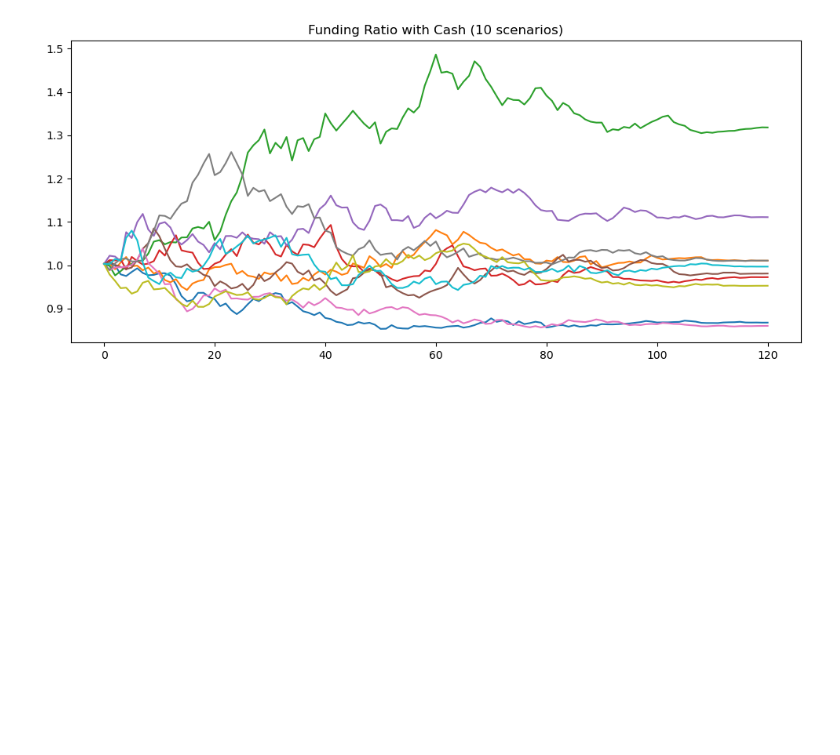
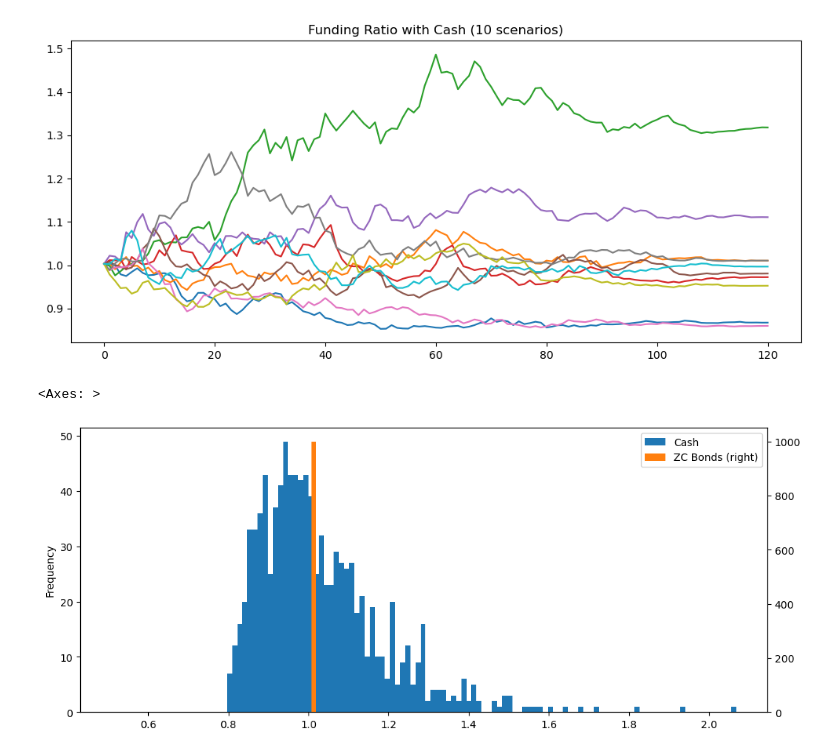
Before and after one commit to ahmet794/Investment-Banking-Asset-Management, a Jupyter notebook: Labs Week 4.ipynb, the cells around one changed output. Cells and saved outputs as stored; diff of their text form; code cells hidden in the pictures; blank space fills up the shorter version.

Commit message:
Using zero compound bonds and cash comparing their liabilities

```diff
--- a/Labs Week 4.ipynb
+++ b/Labs Week 4.ipynb
@@ -375,3 +375,26 @@ av_cash.pct_change().plot(title='Returns using Cash (10 scenarios)', legend=Fals
 # %% [output]
 <Axes: title={'center': 'Funding Ratio with Cash (10 scenarios)'}>
 [figure]
+# %%
+# my starting asset value today aka cash in hand
+a_0 = 0.75
+# simulate the next 10 years
+rates, bond_prices = cir(r_0=0.03, b=0.03, n_scenarios=1000)
+# liabilities are going to change over time to match the payoff of the ZCB
+liabilities = bond_prices
+# today's zero coupon bond price is the present value of 1 dollar in 10 years
+zc_0 = rk.pv(pd.Series(data=[1], index=[10]), 0.03)
+# I can put my money in a zero coupon bond at today's price
+n_bonds = a_0/zc_0
+# and my asset value will grow based on the bond prices
+av_zc_bonds = n_bonds*bond_prices
+# how about if I invest in cash? It will grow at some rate of interest
+av_cash = a_0*(rates/12+1).cumprod()
+# %%
+tfr_cash = av_cash.iloc[-1]/liabilities.iloc[-1]
+tfr_zc_bonds = av_zc_bonds.iloc[-1]/liabilities.iloc[-1]
+ax = tfr_cash.plot.hist(label="Cash", figsize=(12,5), bins=100, legend=True)
+tfr_zc_bonds.plot.hist(ax=ax,label="ZC Bonds", bins=100, secondary_y=True, legend=True)
+# %% [output]
+<Axes: >
+[figure, added]
```
Also changed, not shown: parts of 1 cell of this notebook.
